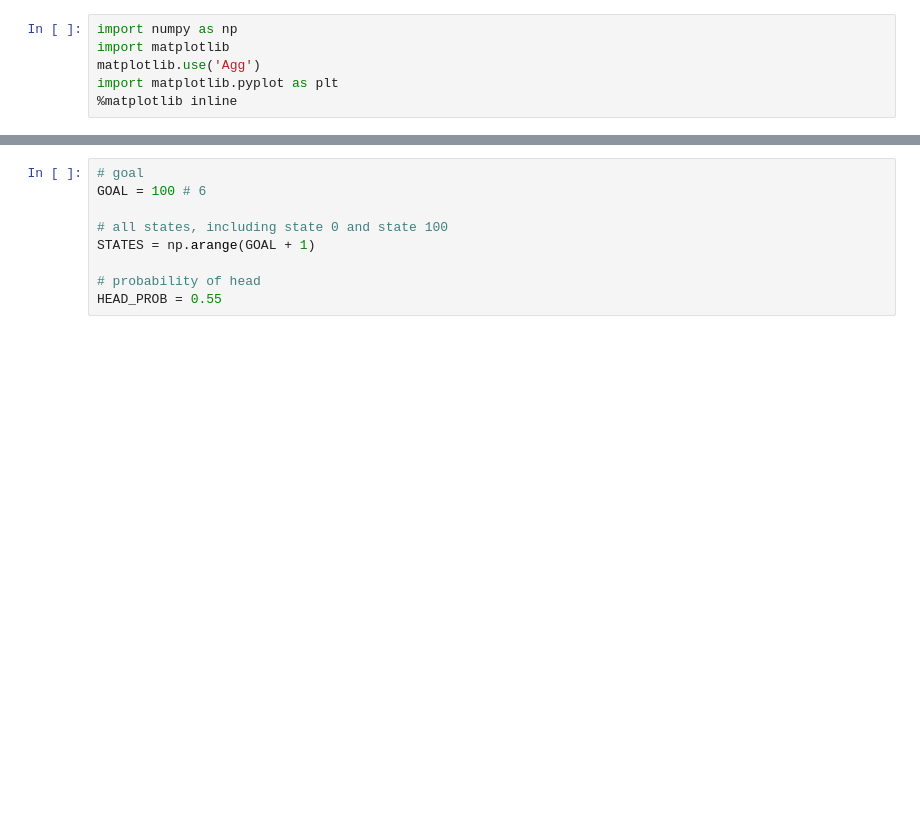
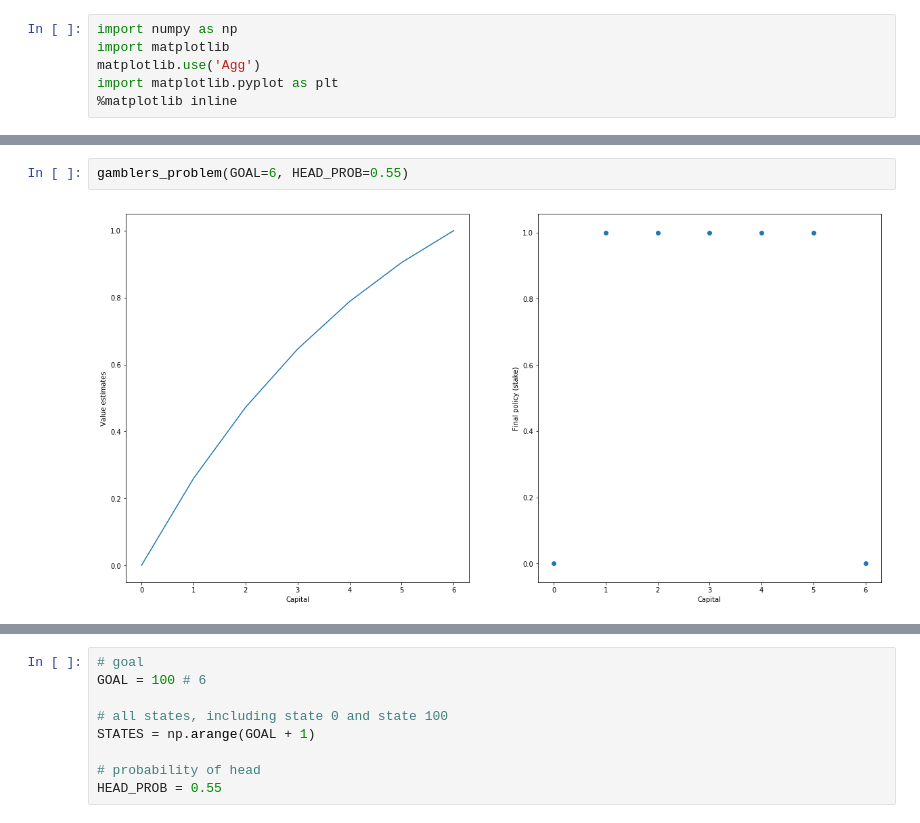
Before and after one commit to opraveen/reinforcement-learning-an-introduction, a Jupyter notebook: chapter04/Gamblers Problem.ipynb, the cells around one changed output, grey strips where cells are left out. Drawn from its saved outputs; the diff is of its cells as text; blank space fills up the shorter version.

```diff
--- a/chapter04/Gamblers Problem.ipynb
+++ b/chapter04/Gamblers Problem.ipynb
@@ -35,0 +125,4 @@ import matplotlib.pyplot as plt
+# %%
+gamblers_problem(GOAL=6, HEAD_PROB=0.55)
+# %% [output]
+[figure, added]
```
Also changed, not shown: parts of 15 cells of this notebook.
